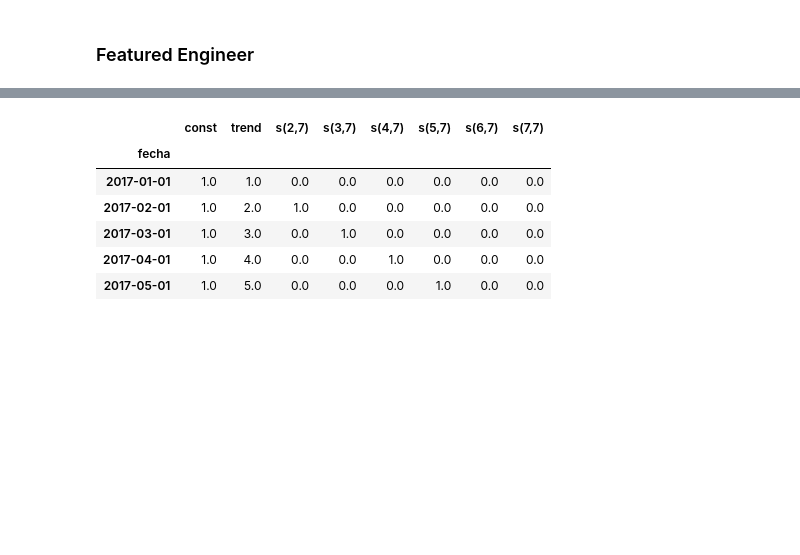
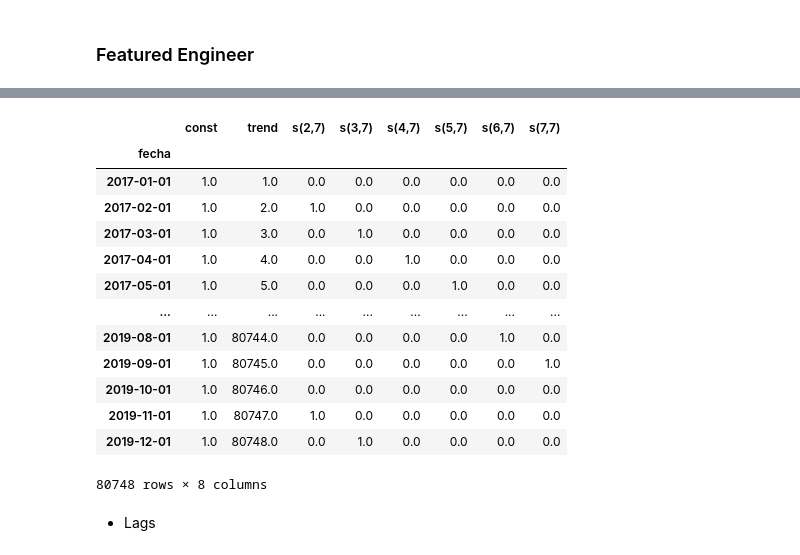
Before and after one commit to cristianBMJ/Brain_Food_challengue, a Jupyter notebook: solucion_desafio_BF.ipynb, the cells around one changed output, grey strips where cells are left out. Cells and saved outputs as stored; diff of their text form; code cells hidden in the pictures; blank space fills up the shorter version.

```diff
--- a/solucion_desafio_BF.ipynb
+++ b/solucion_desafio_BF.ipynb
@@ -256,25 +277,33 @@ DatetimeIndex(['2017-01-01', '2017-02-01', '2017-03-01', '2017-04-01',
 # %%
-
 dp = DeterministicProcess(
     index=y.index,
     constant=True,
     order=1,
     seasonal=True,
     additional_terms=[fourier],
     drop=True,
 
 )
 
 X = dp.in_sample()
 
-X1 = X.copy()
+X_fourier = X.copy()
 
-X1.head()
+X_fourier
 # %% [output]
 |  | const | trend | s(2,7) | s(3,7) | s(4,7) | s(5,7) | s(6,7) | s(7,7) |
 | fecha |  |  |  |  |  |  |  |  |
 | 2017-01-01 | 1.0 | 1.0 | 0.0 | 0.0 | 0.0 | 0.0 | 0.0 | 0.0 |
 | 2017-02-01 | 1.0 | 2.0 | 1.0 | 0.0 | 0.0 | 0.0 | 0.0 | 0.0 |
 | 2017-03-01 | 1.0 | 3.0 | 0.0 | 1.0 | 0.0 | 0.0 | 0.0 | 0.0 |
 | 2017-04-01 | 1.0 | 4.0 | 0.0 | 0.0 | 1.0 | 0.0 | 0.0 | 0.0 |
 | 2017-05-01 | 1.0 | 5.0 | 0.0 | 0.0 | 0.0 | 1.0 | 0.0 | 0.0 |
+| ... | ... | ... | ... | ... | ... | ... | ... | ... |
+| 2019-08-01 | 1.0 | 80744.0 | 0.0 | 0.0 | 0.0 | 0.0 | 1.0 | 0.0 |
+| 2019-09-01 | 1.0 | 80745.0 | 0.0 | 0.0 | 0.0 | 0.0 | 0.0 | 1.0 |
+| 2019-10-01 | 1.0 | 80746.0 | 0.0 | 0.0 | 0.0 | 0.0 | 0.0 | 0.0 |
+| 2019-11-01 | 1.0 | 80747.0 | 1.0 | 0.0 | 0.0 | 0.0 | 0.0 | 0.0 |
+| 2019-12-01 | 1.0 | 80748.0 | 0.0 | 1.0 | 0.0 | 0.0 | 0.0 | 0.0 |
+80748 rows × 8 columns
+# %% [markdown]
+- Lags
```
Also changed, not shown: parts of 16 cells of this notebook.
